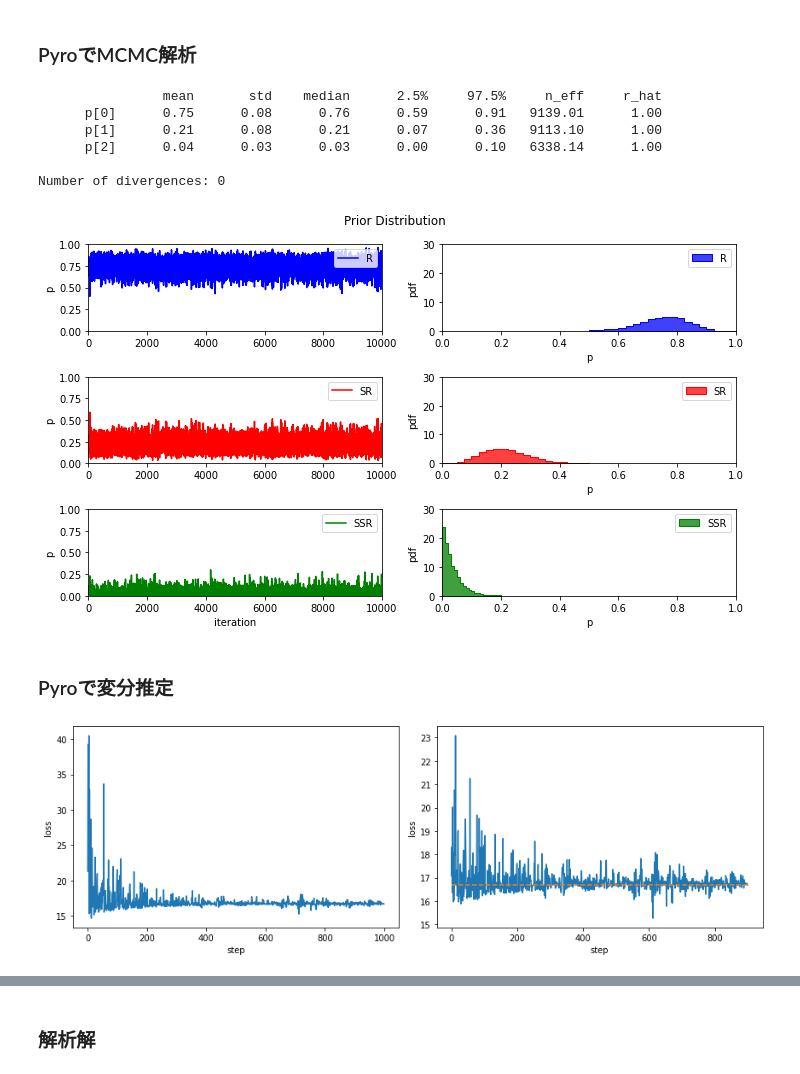
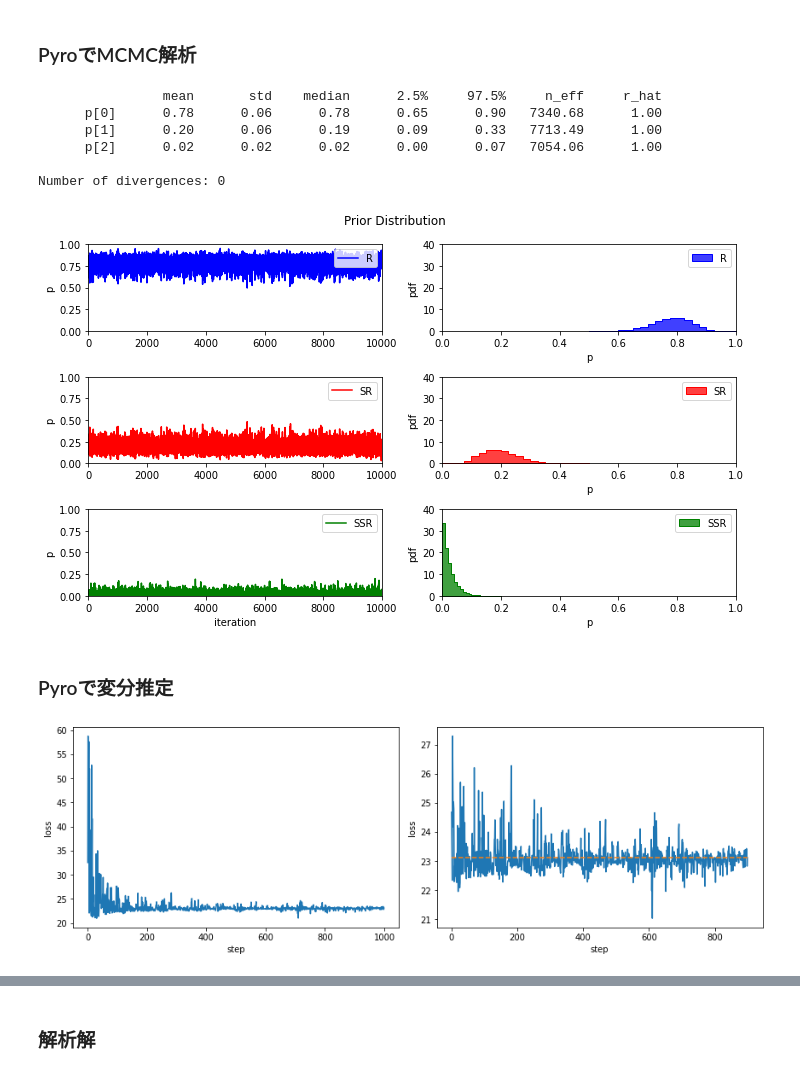
Before and after one commit to kokuno173/gacha, a Jupyter notebook: ガチャ確率ベイズ推定.ipynb, the cells around one changed output, grey strips where cells are left out. Saved outputs shown, nothing was run; the diff lists cells and outputs as text; code cells hidden in the pictures.

```diff
--- a/ガチャ確率ベイズ推定.ipynb
+++ b/ガチャ確率ベイズ推定.ipynb
@@ -26,7 +27,7 @@ R: 0 / SR: 1 / SSR: 2
 # %%
 x = [
     1, 0, 0, 0, 0, 0, 0, 0, 0, 0, 0, 0, 0, 0, 1, 0, 0, 0, 0, 1,
-    0, 0, 1, 1, 0
+    0, 0, 1, 1, 0, 0, 0, 0, 0, 0, 0, 0, 0, 1, 1, 0, 0, 0,
 #               5             10             15             20
 ]  # 0: R, 1: SR, 2: SSR
 
@@ -142,17 +143,17 @@ mcmc.run(x)
 mcmc.summary(prob=0.95)
 # %% [output]
                 mean       std    median      2.5%     97.5%     n_eff     r_hat
-      p[0]      0.75      0.08      0.76      0.59      0.91   9139.01      1.00
-      p[1]      0.21      0.08      0.21      0.07      0.36   9113.10      1.00
-      p[2]      0.04      0.03      0.03      0.00      0.10   6338.14      1.00
+      p[0]      0.78      0.06      0.78      0.65      0.90   7340.68      1.00
+      p[1]      0.20      0.06      0.19      0.09      0.33   7713.49      1.00
+      p[2]      0.02      0.02      0.02      0.00      0.07   7054.06      1.00
 
 Number of divergences: 0
 # %%
 post_p = mcmc.get_samples()['p'].numpy()
 # %%
-plot_sample(post_p, bins=20, xlim=(0, 1), ylim=(0, 30), element='step', binrange=((0.5, 1), (0, 0.5), (0, 0.2)))
+plot_sample(post_p, bins=20, xlim=(0, 1), element='step')
 # %% [output]
-[figure, old version]
+[figure, new version]
 # %% [markdown]
 ### Pyroで変分推定
 # %%
@@ -193,7 +194,7 @@ plt.tight_layout()
 
 plt.show()
 # %% [output]
-[figure, old version]
+[figure, new version]
 # %%
 a = pyro.get_param_store()['a']
 print('Posterior Parameter: [{:.4f}, {:.4f}, {:.4f}]'.format(*[a.data.numpy()[i] for i in range(3)]))
```
Also changed, not shown: parts of 9 cells of this notebook, 1 other file.
